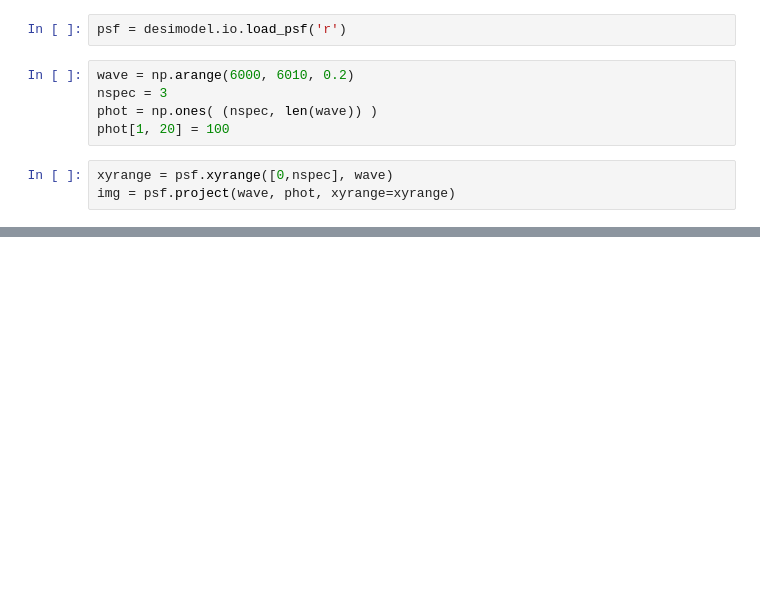
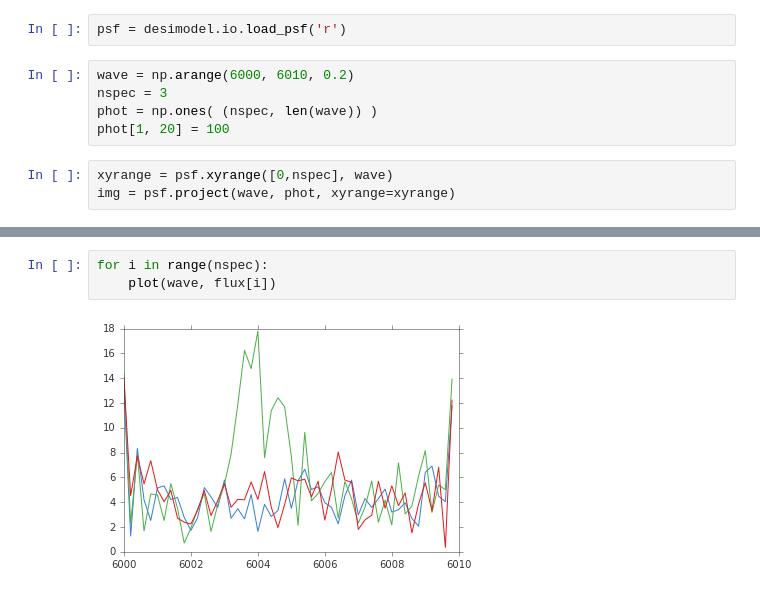
Before and after one commit to sbailey/brightpixsim, a Jupyter notebook: pixsim_extract_demo.ipynb, the cells around one changed output, grey strips where cells are left out. Saved outputs shown, nothing was run; the diff lists cells and outputs as text; blank space fills up the shorter version.

```diff
--- a/pixsim_extract_demo.ipynb
+++ b/pixsim_extract_demo.ipynb
@@ -25,0 +41,5 @@ xyrange
+# %%
+for i in range(nspec):
+    plot(wave, flux[i])
+# %% [output]
+[figure, added]
```
Also changed, not shown: parts of 8 cells of this notebook.
